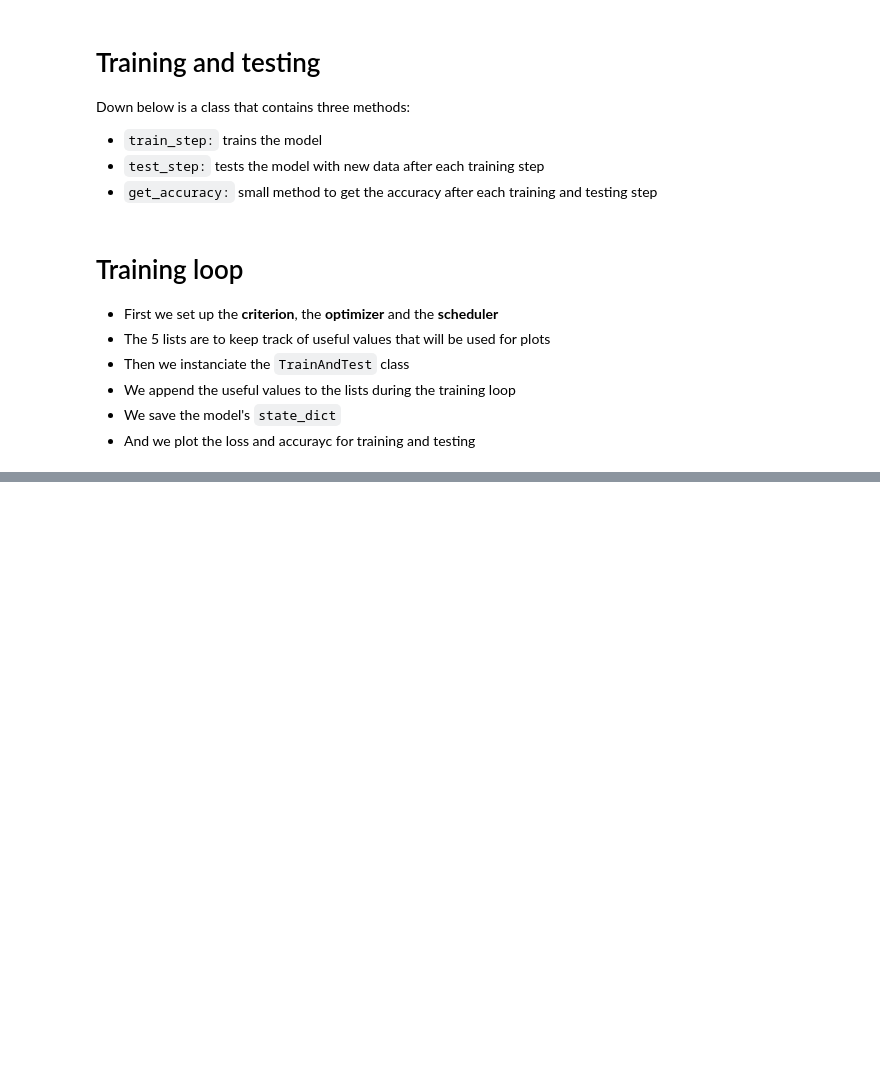
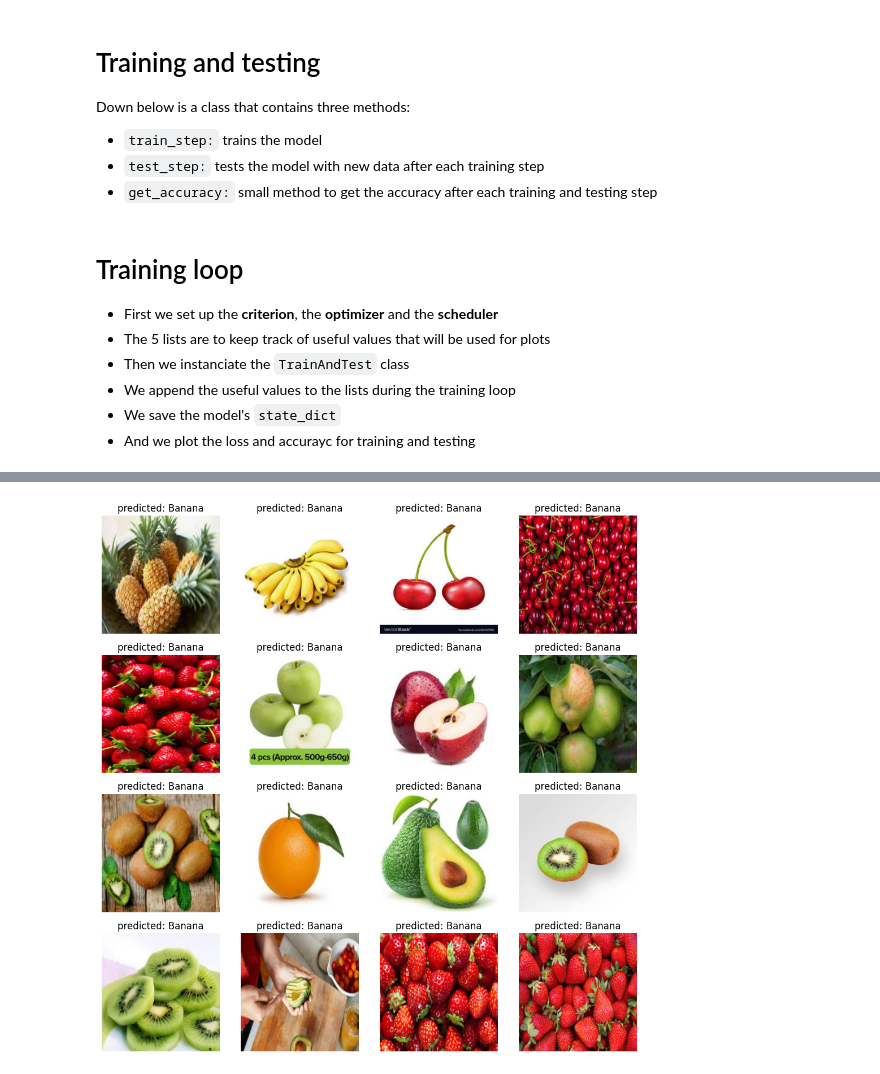
Before and after one commit to zZHugoZz/Machine-learning-Pytorch, a Jupyter notebook: Fruit_classification.ipynb, the cells around one changed output, grey strips where cells are left out. Drawn from its saved outputs; the diff is of its cells as text; code cells hidden in the pictures; blank space fills up the shorter version.

```diff
--- a/Fruit_classification.ipynb
+++ b/Fruit_classification.ipynb
@@ -339,0 +379,12 @@ plot_performances.show()
+# %%
+model_path = "drive/MyDrive/Machine learning/Models/fruit_classifier"
+model = fruit_classifier
+model.load_state_dict(torch.load(model_path))
+model.eval()
+logits = model(predict_images.to(device))
+preds = torch.softmax(logits, dim=1).argmax(dim=1)
+preds.cpu()
+
+plot_predictions(4, 4, preds, predict_images)
+# %% [output]
+[figure, added]
```
Also changed, not shown: parts of 9 cells of this notebook.
